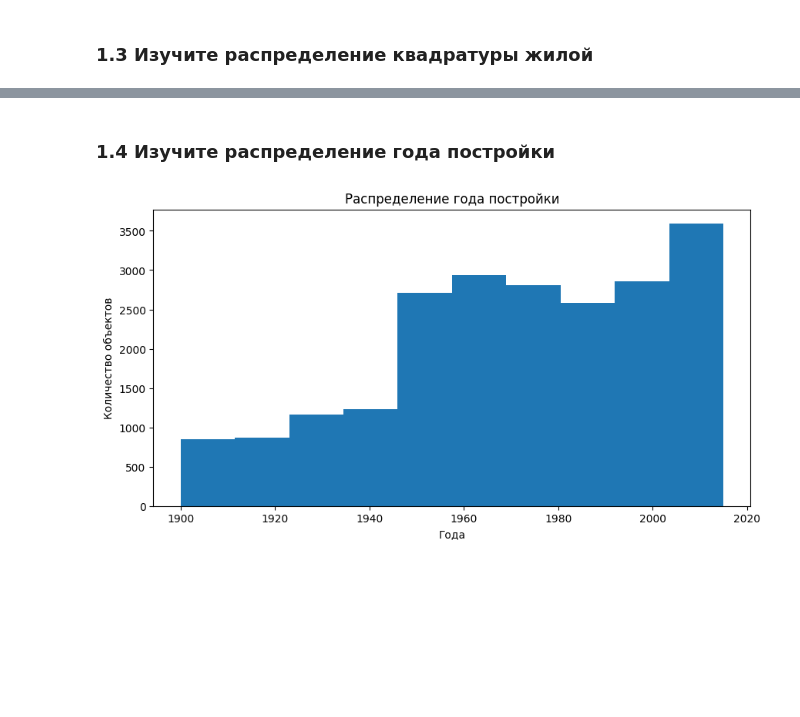
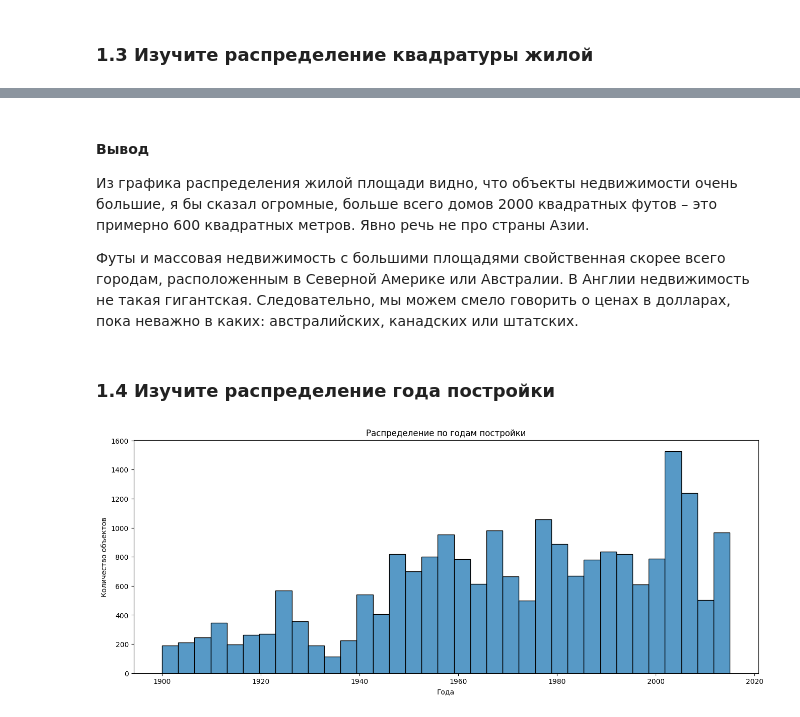
Before and after one commit to allseenn/pydata, a Jupyter notebook: 04.Tasks/out.ipynb, the cells around one changed output, grey strips where cells are left out. Cells and saved outputs as stored; diff of their text form; code cells hidden in the pictures; blank space fills up the shorter version.

```diff
--- a/04.Tasks/out.ipynb
+++ b/04.Tasks/out.ipynb
@@ -29,7 +29,8 @@
 ### 1.1. Скачать данные по ссылке
 # %%
 import pandas as pd
-df = pd.read_csv("https://gbcdn.mrgcdn.ru/uploads/asset/4266730/attachment/08ec55854637add5247d22396d0f7456.csv")
+from datetime import datetime
+df = pd.read_csv("https://gbcdn.mrgcdn.ru/uploads/asset/4266730/attachment/08ec55854637add5247d22396d0f7456.csv", parse_dates=["date"])
 df.info()
 # %% [output]
 <class 'pandas.core.frame.DataFrame'>
@@ -91,11 +123,16 @@ plt.show();
+# %% [markdown]
+#### Вывод
+Из графика распределения жилой площади видно, что объекты недвижимости очень большие, я бы сказал огромные, больше всего домов 2000 квадратных футов – это примерно 600 квадратных метров. Явно речь не про страны Азии.
+
+Футы и массовая недвижимость с большими площадями свойственная скорее всего городам, расположенным в Северной Америке или Австралии. В Англии недвижимость не такая гигантская. Следовательно, мы можем смело говорить о ценах в долларах, пока неважно в каких: австралийских, канадских или штатских.
 # %% [markdown]
 ### 1.4 Изучите распределение года постройки
 # %%
-plt.figure(figsize=(10,5))
-plt.hist(df["yr_built"])
-plt.title('Распределение года постройки')
+plt.figure(figsize=(16,6))
+sns.histplot(df["yr_built"])
+plt.title('Распределение по годам постройки')
 plt.xlabel('Года')
 plt.ylabel('Количество объектов')
 plt.show();
 # %% [output]
-[figure, old version]
+[figure, new version]
```
Also changed, not shown: parts of 45 cells of this notebook.
